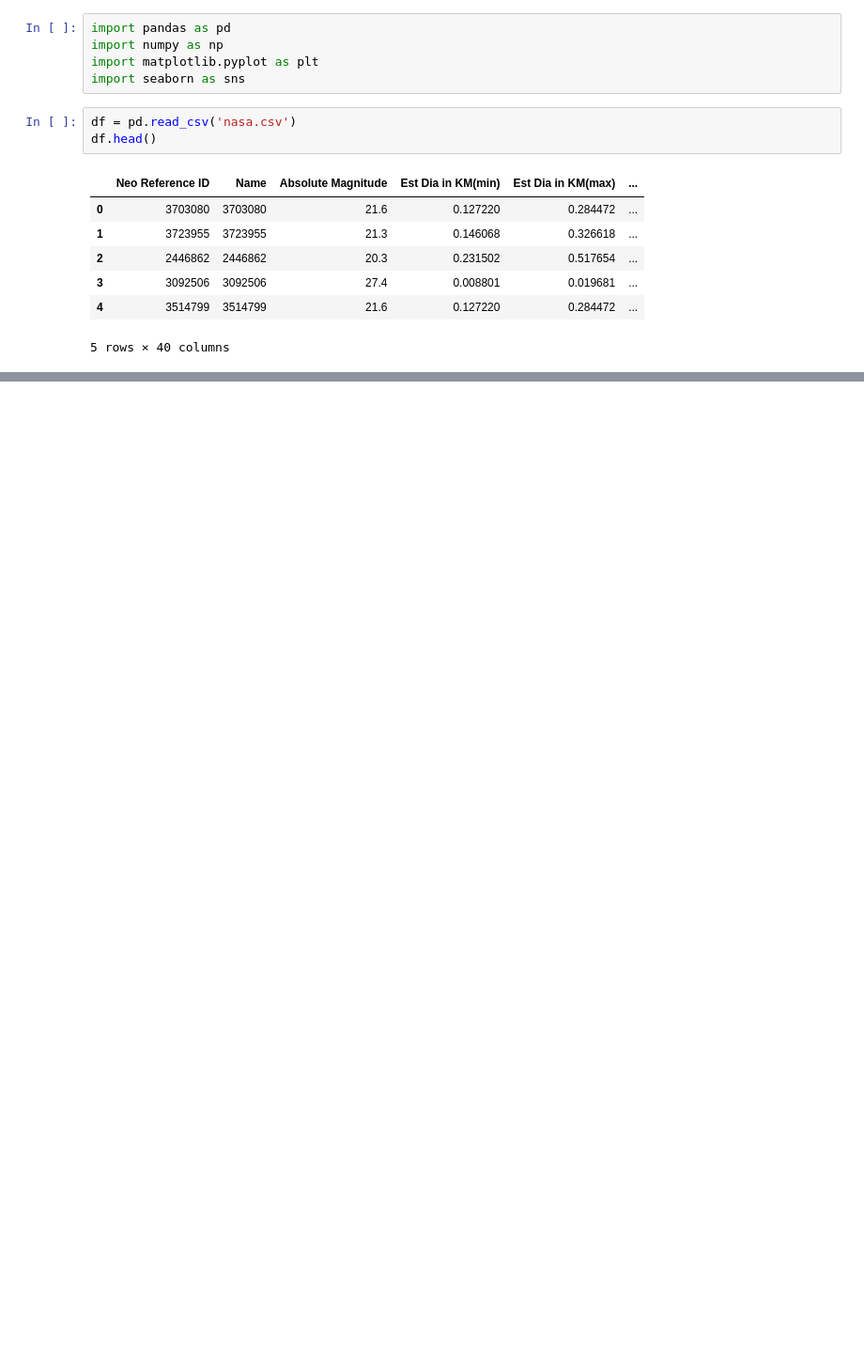
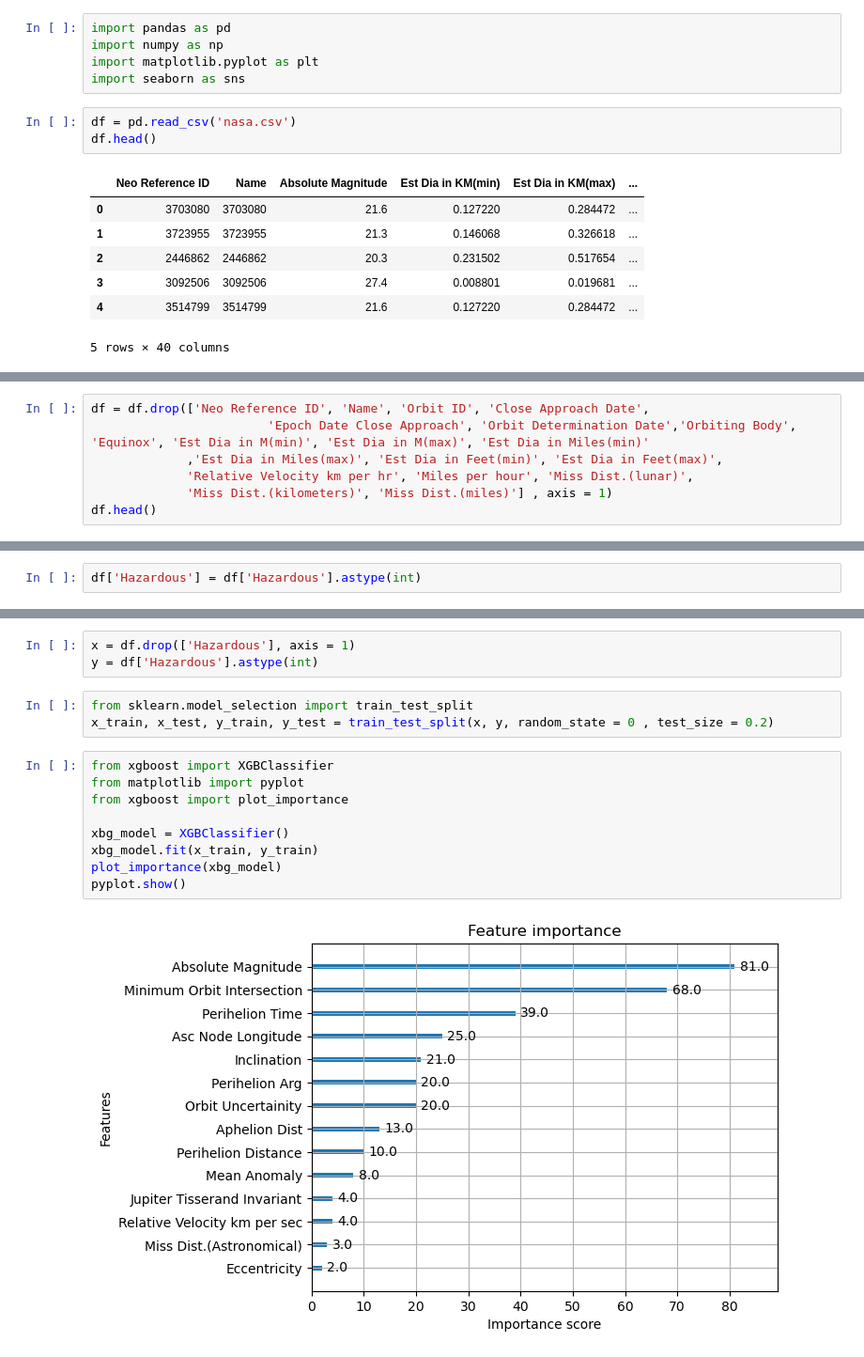
Before and after one commit to GitWitAnish/Machine-Learning, a Jupyter notebook: Nasa Asteroid Classification/main.ipynb, the cells around one changed output, grey strips where cells are left out. Shown at 94% size. Drawn from its saved outputs; the diff is of its cells as text; blank space fills up the shorter version.

Commit message:
best model for nasa asteroid

```diff
--- a/Nasa Asteroid Classification/main.ipynb
+++ b/Nasa Asteroid Classification/main.ipynb
@@ -16,0 +41,7 @@ df.head()
+# %%
+df = df.drop(['Neo Reference ID', 'Name', 'Orbit ID', 'Close Approach Date',
+                        'Epoch Date Close Approach', 'Orbit Determination Date','Orbiting Body', 'Equinox', 'Est Dia in M(min)', 'Est Dia in M(max)', 'Est Dia in Miles(min)'
+             ,'Est Dia in Miles(max)', 'Est Dia in Feet(min)', 'Est Dia in Feet(max)',
+             'Relative Velocity km per hr', 'Miles per hour', 'Miss Dist.(lunar)',
+             'Miss Dist.(kilometers)', 'Miss Dist.(miles)'] , axis = 1)
+df.head()
@@ -16,0 +56,2 @@ df.head()
+# %%
+df['Hazardous'] = df['Hazardous'].astype(int)
@@ -16,0 +81,17 @@ df.head()
+# %%
+x = df.drop(['Hazardous'], axis = 1)
+y = df['Hazardous'].astype(int)
+# %%
+from sklearn.model_selection import train_test_split
+x_train, x_test, y_train, y_test = train_test_split(x, y, random_state = 0 , test_size = 0.2)
+# %%
+from xgboost import XGBClassifier
+from matplotlib import pyplot
+from xgboost import plot_importance
+
+xbg_model = XGBClassifier()
+xbg_model.fit(x_train, y_train)
+plot_importance(xbg_model)
+pyplot.show()
+# %% [output]
+[figure, added]
```
Also changed, not shown: parts of 10 cells of this notebook, 1 other file.
